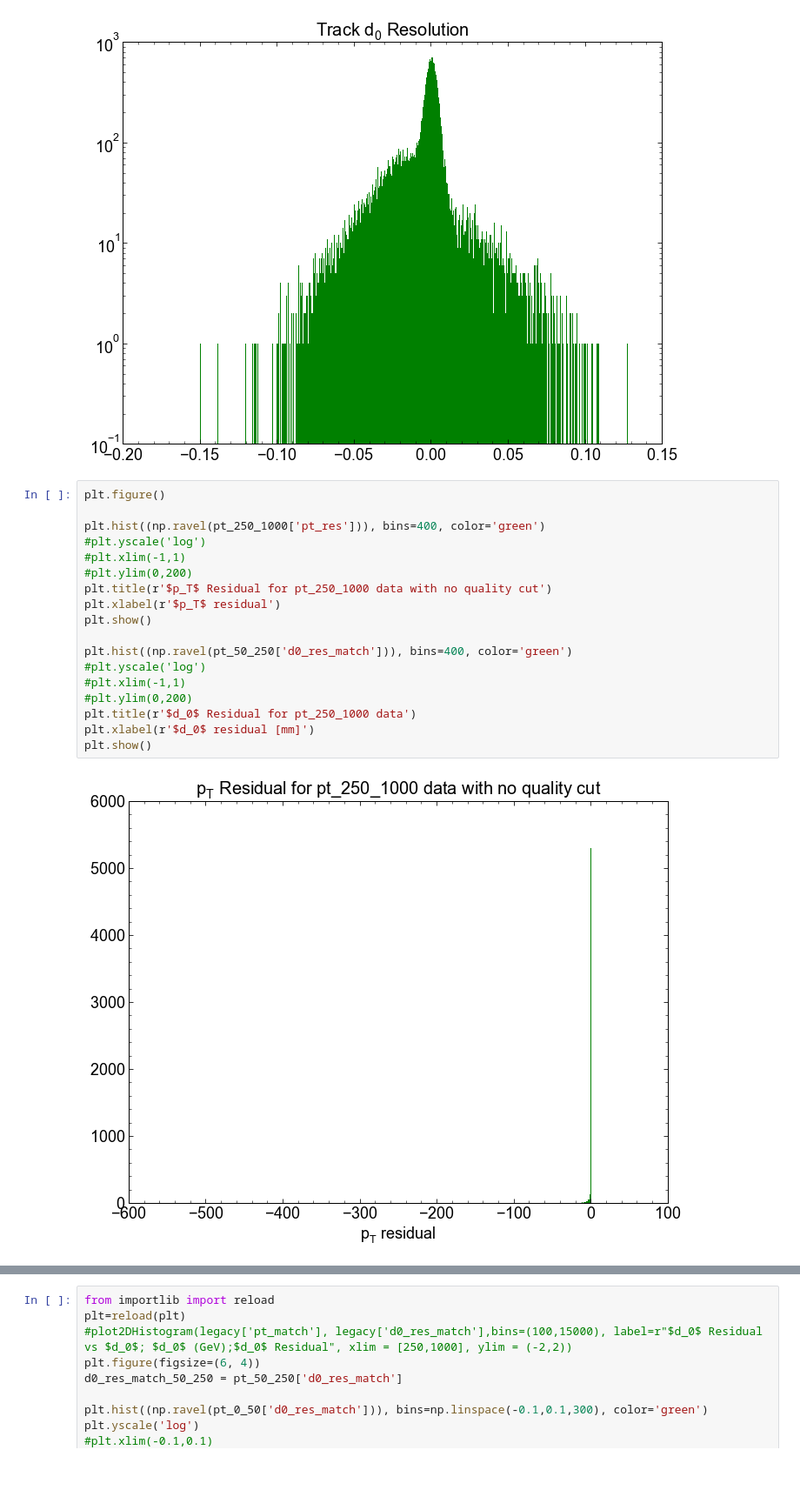
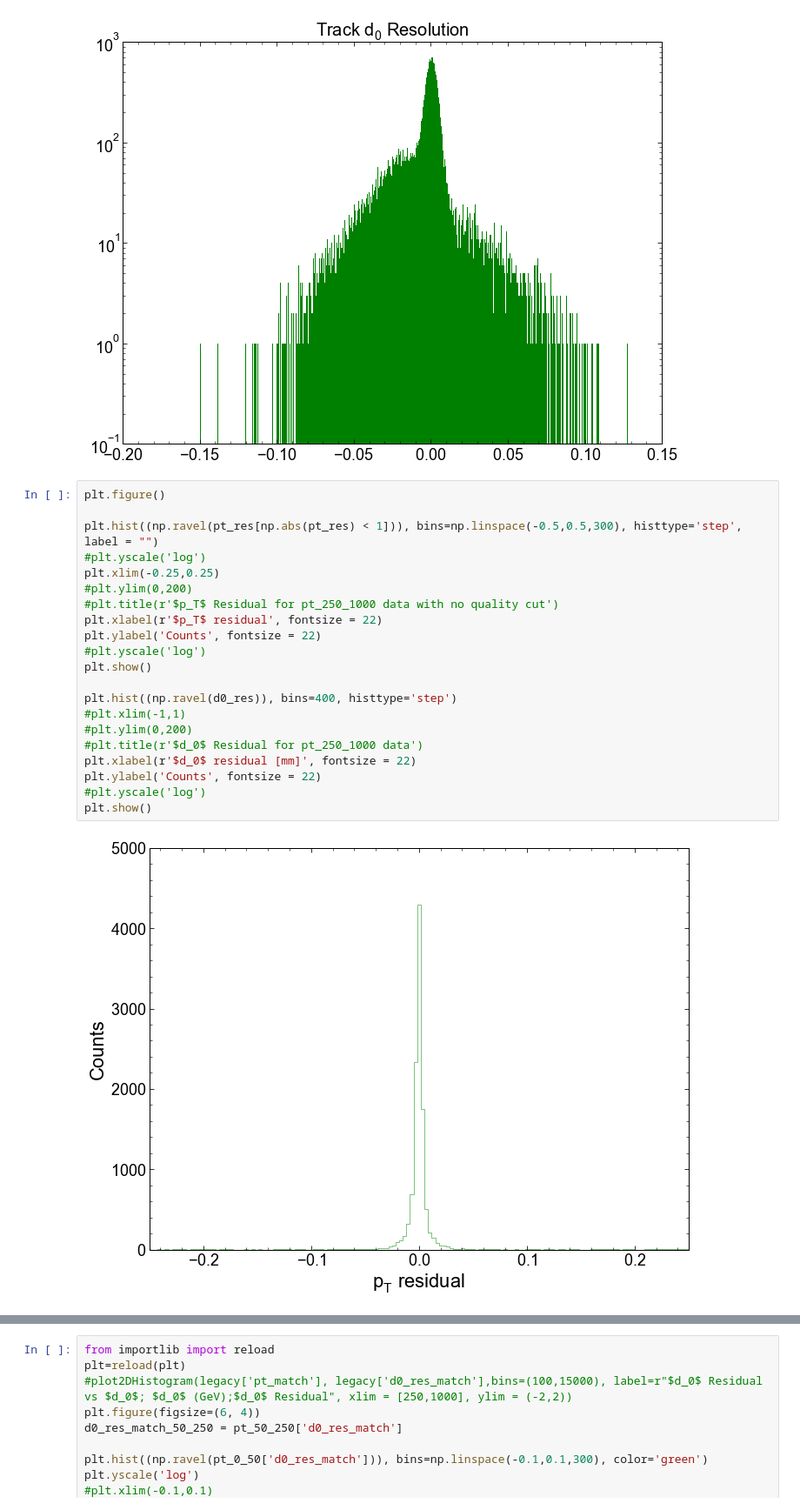
Before and after one commit to kdp-lab/maia_detector_paper, a Jupyter notebook: json_analysis.ipynb, the cells around one changed output, grey strips where cells are left out. Shown at 87% size. Saved outputs shown, nothing was run; the diff lists cells and outputs as text; blank space fills up the shorter version.

Commit message:
Fixed fake rates, changed hist styles

```diff
--- a/json_analysis.ipynb
+++ b/json_analysis.ipynb
@@ -692,20 +678,23 @@ plt.show()
 # %%
 plt.figure()
 
-plt.hist((np.ravel(pt_250_1000['pt_res'])), bins=400, color='green')
+plt.hist((np.ravel(pt_res[np.abs(pt_res) < 1])), bins=np.linspace(-0.5,0.5,300), histtype='step', label = "")
 #plt.yscale('log')
+plt.xlim(-0.25,0.25)
+#plt.ylim(0,200)
+#plt.title(r'$p_T$ Residual for pt_250_1000 data with no quality cut')
+plt.xlabel(r'$p_T$ residual', fontsize = 22)
+plt.ylabel('Counts', fontsize = 22)
+#plt.yscale('log')
+plt.show()
+
+plt.hist((np.ravel(d0_res)), bins=400, histtype='step')
 #plt.xlim(-1,1)
 #plt.ylim(0,200)
-plt.title(r'$p_T$ Residual for pt_250_1000 data with no quality cut')
-plt.xlabel(r'$p_T$ residual')
+#plt.title(r'$d_0$ Residual for pt_250_1000 data')
+plt.xlabel(r'$d_0$ residual [mm]', fontsize = 22)
+plt.ylabel('Counts', fontsize = 22)
+#plt.yscale('log')
 plt.show()
-
-plt.hist((np.ravel(pt_50_250['d0_res_match'])), bins=400, color='green')
-#plt.yscale('log')
-#plt.xlim(-1,1)
-#plt.ylim(0,200)
-plt.title(r'$d_0$ Residual for pt_250_1000 data')
-plt.xlabel(r'$d_0$ residual [mm]')
-plt.show()
 # %% [output]
-[figure, old version]
+[figure, new version]
```
Also changed, not shown: parts of 26 cells of this notebook.
